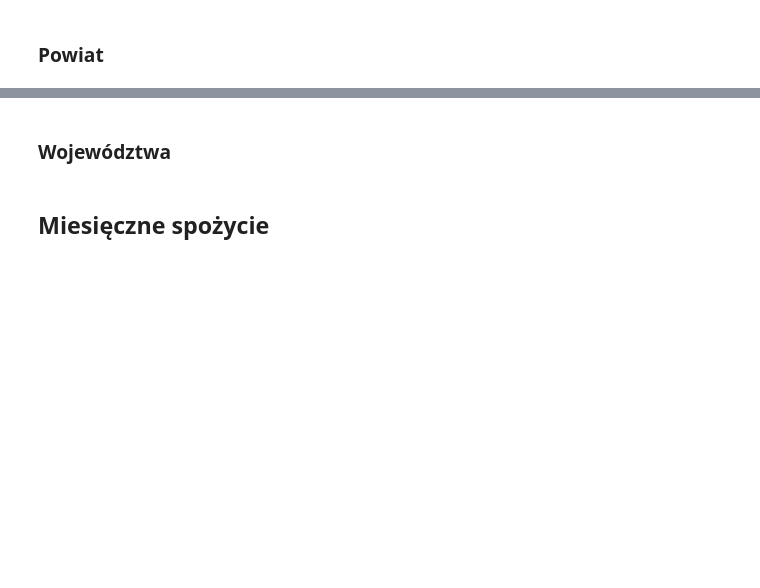
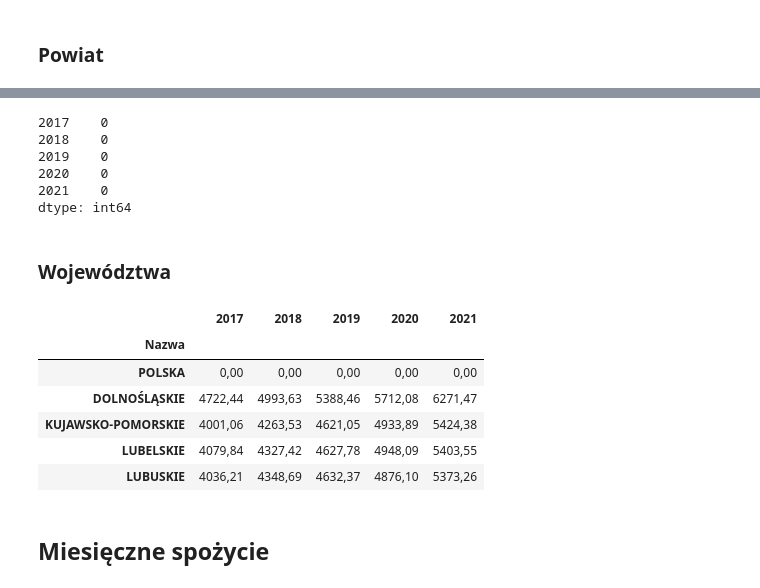
Before and after one commit to CarJung/SQL, a Jupyter notebook: Material state in Poland across previous years/data preprocessing.ipynb, the cells around one changed output, grey strips where cells are left out. Saved outputs shown, nothing was run; the diff lists cells and outputs as text; code cells hidden in the pictures; blank space fills up the shorter version.

```diff
--- a/Material state in Poland across previous years/data vis.ipynb
+++ b/Material state in Poland across previous years/data preprocessing.ipynb
@@ -187,5 +209,25 @@ county_pay.head(5)
+# %%
+county_pay.isna().sum()
+# %% [output]
+2017    0
+2018    0
+2019    0
+2020    0
+2021    0
+dtype: int64
 # %% [markdown]
 ### Województwa
+# %%
+county_pay = pd.read_csv('data/średni_dochód_województwa_5lat.csv', sep=';', index_col= 0,usecols=  ['Nazwa', '2017', '2018', '2019', '2020', '2021'])
+county_pay.head(5)
+# %% [output]
+|  | 2017 | 2018 | 2019 | 2020 | 2021 |
+| Nazwa |  |  |  |  |  |
+| POLSKA | 0,00 | 0,00 | 0,00 | 0,00 | 0,00 |
+| DOLNOŚLĄSKIE | 4722,44 | 4993,63 | 5388,46 | 5712,08 | 6271,47 |
+| KUJAWSKO-POMORSKIE | 4001,06 | 4263,53 | 4621,05 | 4933,89 | 5424,38 |
+| LUBELSKIE | 4079,84 | 4327,42 | 4627,78 | 4948,09 | 5403,55 |
+| LUBUSKIE | 4036,21 | 4348,69 | 4632,37 | 4876,10 | 5373,26 |
 # %% [markdown]
 ## Miesięczne spożycie
 # %%
```
Also changed, not shown: parts of 6 cells of this notebook.
